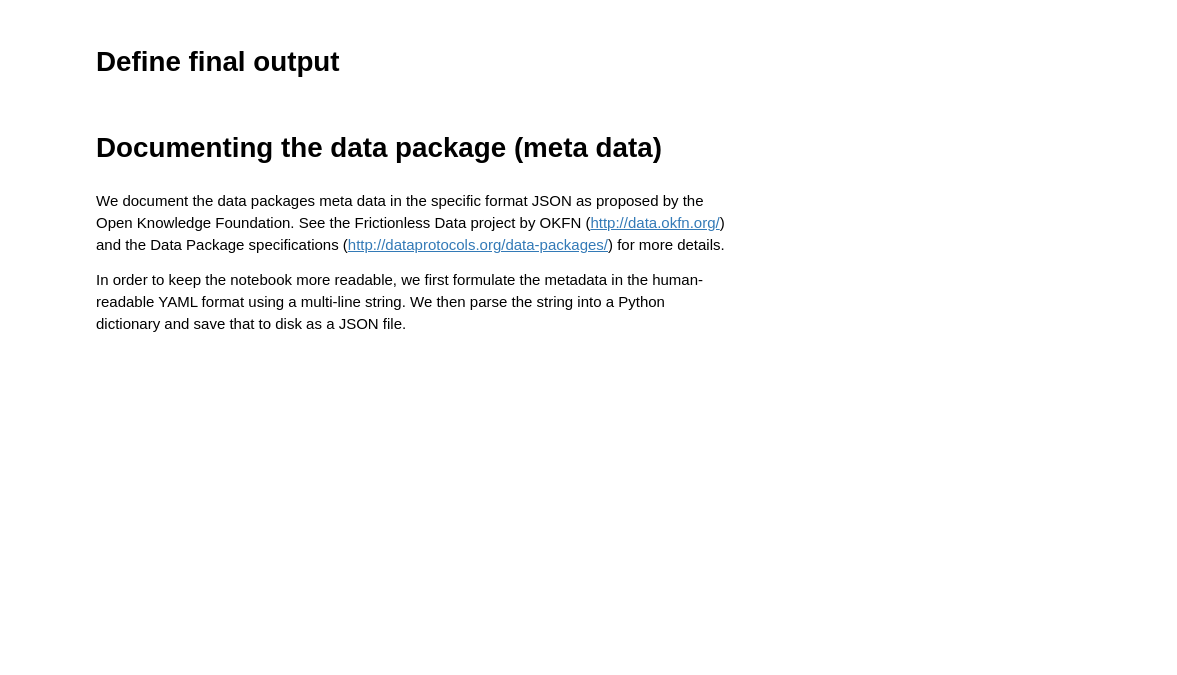
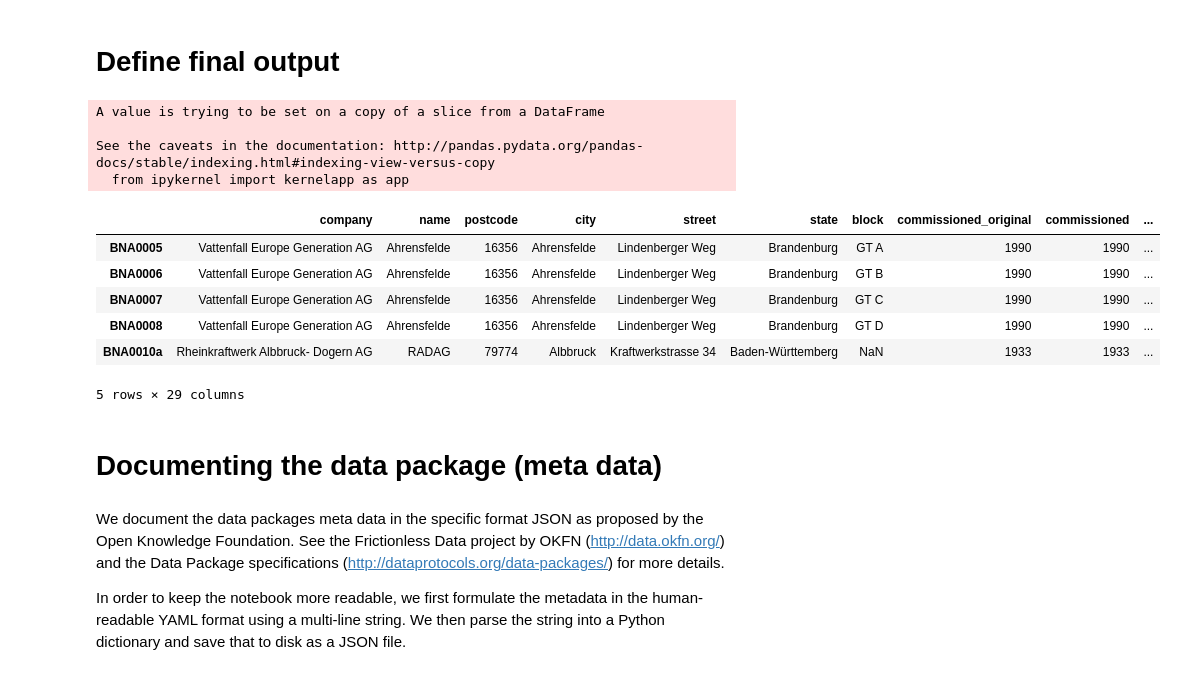
Before and after one commit to Open-Power-System-Data/conventional_power_plants, a Jupyter notebook: Power_Plants_DE.ipynb, the cells around one changed output. Cells and saved outputs as stored; diff of their text form; code cells hidden in the pictures; blank space fills up the shorter version.

Commit message:
Added sorting of output dataframe Added datatype description

```diff
--- a/Power_Plants_DE.ipynb
+++ b/Power_Plants_DE.ipynb
@@ -943,34 +1319,75 @@ colsToDrop = ['bnetza_id',
               'commissioned_2',
               'commissioned_3',
               'fuel_basis',
               'fuel_multiple1',
               'fuel_multiple2',
               'efficiency_gross',
               'efficiency_intercept',
               'efficiency_slope',
               'url',
               'source_type',
               'comment',
               'date',
               'location_checked',
               'googlemapslink']
 plantlist = plantlist.drop(colsToDrop, axis=1)
 
 # Rename columns
 plantlist = plantlist.rename(columns={'commissioned':'commissioned_original',
                                       'commissioned_float':'commissioned',
                                       'retrofit_float':'retrofit',
                                       'capacity_float':'capacity',
                                       'uba_capacity':'capacity_uba',
                                       'uba_chp_capacity':'chp_capacity_uba',
                                       'efficiency_net':'efficiency_data',
                                       'efficiency_literature':'efficiency_estimate',
                                       'uba_name_aggregate':'name_uba'})
 
 # Sort columns
-#XXX
+columns_sorted = ['company',
+                 'name',
+                 'postcode',
+                 'city',
+                 'street',
+                 'state',
+                 'block',
+                 'commissioned_original',
+                 'commissioned',
+                 'retrofit',
+                 'shutdown',
+                 'status',
+                 'fuel',
+                 'technology',
+                 'type',
+                 'eeg',
+                 'chp',
+                 'capacity',
+                 'capacity_uba',
+                 'chp_capacity_uba',
+                 'efficiency_data',
+                 'efficiency_estimate',
+                 'network_node',
+                 'voltage',
+                 'network_operator',
+                 'name_uba',
+                 'lat',
+                 'lon',
+                 'comment']
+plantlist = plantlist.reindex(columns=columns_sorted)
 
 plantlist.head()
+# %% [output]
+A value is trying to be set on a copy of a slice from a DataFrame
+
+See the caveats in the documentation: http://pandas.pydata.org/pandas-docs/stable/indexing.html#indexing-view-versus-copy
+  from ipykernel import kernelapp as app
+|  | company | name | postcode | city | street | state | block | commissioned_original | commissioned | ... |
+| BNA0005 | Vattenfall Europe Generation AG | Ahrensfelde | 16356 | Ahrensfelde | Lindenberger Weg | Brandenburg | GT A | 1990 | 1990 | ... |
+| BNA0006 | Vattenfall Europe Generation AG | Ahrensfelde | 16356 | Ahrensfelde | Lindenberger Weg | Brandenburg | GT B | 1990 | 1990 | ... |
+| BNA0007 | Vattenfall Europe Generation AG | Ahrensfelde | 16356 | Ahrensfelde | Lindenberger Weg | Brandenburg | GT C | 1990 | 1990 | ... |
+| BNA0008 | Vattenfall Europe Generation AG | Ahrensfelde | 16356 | Ahrensfelde | Lindenberger Weg | Brandenburg | GT D | 1990 | 1990 | ... |
+| BNA0010a | Rheinkraftwerk Albbruck- Dogern AG | RADAG | 79774 | Albbruck | Kraftwerkstrasse 34 | Baden-Württemberg | NaN | 1933 | 1933 | ... |
+5 rows × 29 columns
 # %% [markdown]
 # Documenting the data package (meta data)
 # %% [markdown]
```
Also changed, not shown: parts of 29 cells of this notebook.
